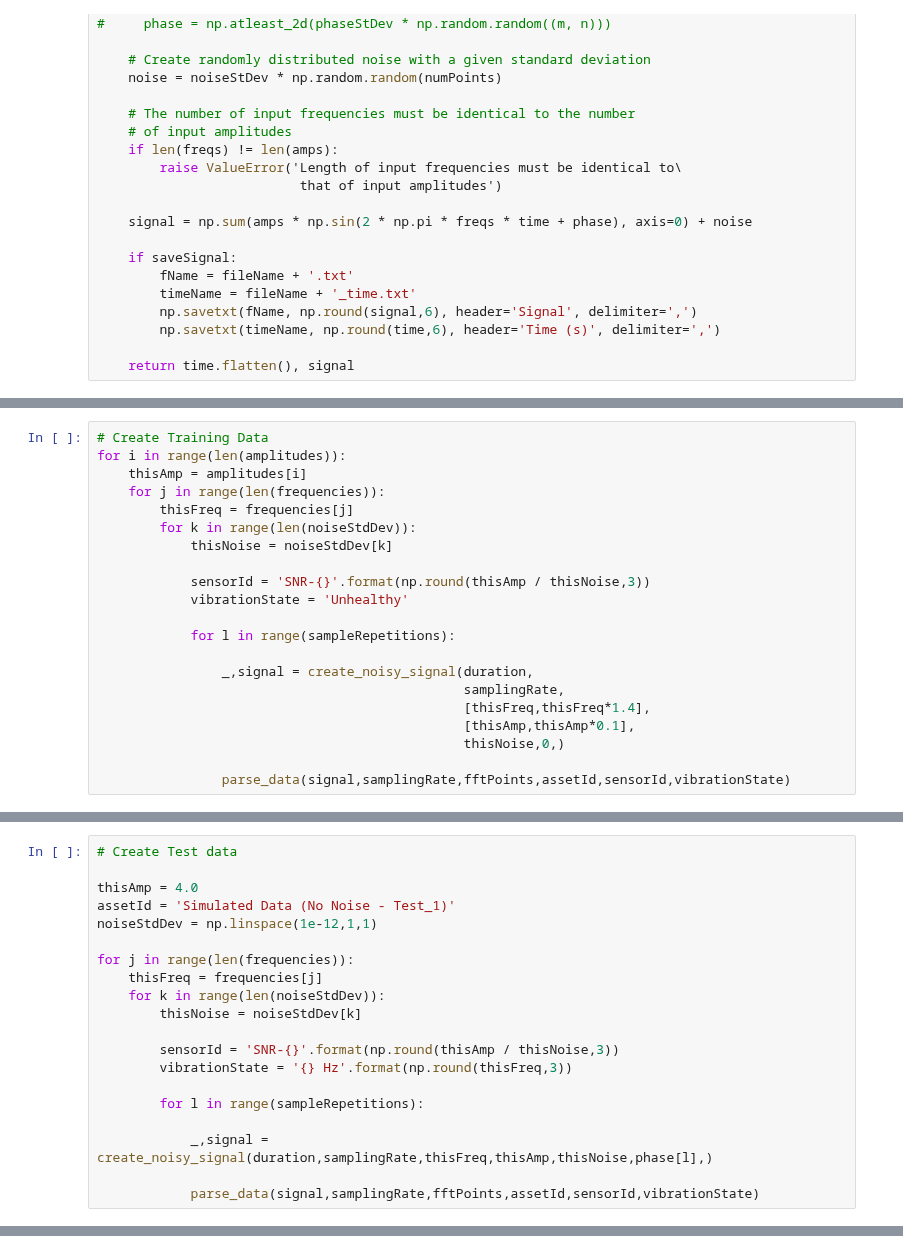
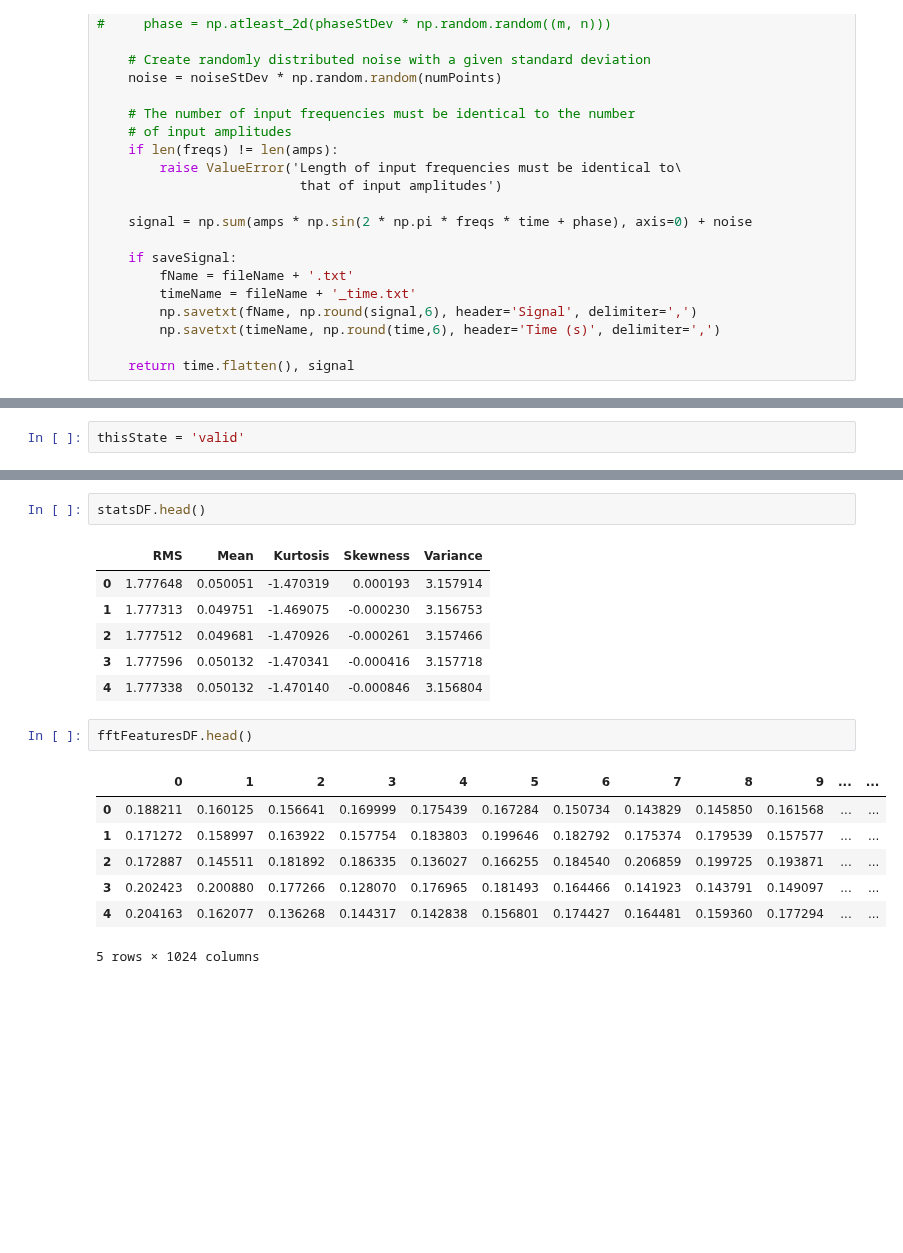
Before and after one commit to danielnewman09/Dissertation, a Jupyter notebook: Dissertation-Notebooks/Chapter-4/Create_Simulated_Data.ipynb, the cells around one changed output, grey strips where cells are left out. Drawn from its saved outputs; the diff is of its cells as text; blank space fills up the shorter version.

```diff
--- a/Dissertation-Notebooks/Chapter-4/Create_Simulated_Data.ipynb
+++ b/Dissertation-Notebooks/Chapter-4/Create_Simulated_Data.ipynb
@@ -272,21 +271,0 @@ NameError: name 'inserter' is not defined
-# %%
-# Create Training Data
-for i in range(len(amplitudes)):
-    thisAmp = amplitudes[i]
-    for j in range(len(frequencies)):
-        thisFreq = frequencies[j]
-        for k in range(len(noiseStdDev)):
-            thisNoise = noiseStdDev[k]
-
-            sensorId = 'SNR-{}'.format(np.round(thisAmp / thisNoise,3))
-            vibrationState = 'Unhealthy'
-
-            for l in range(sampleRepetitions):
-
-                _,signal = create_noisy_signal(duration,
-                                               samplingRate,
-                                               [thisFreq,thisFreq*1.4],
-                                               [thisAmp,thisAmp*0.1],
-                                               thisNoise,0,)
-
-                parse_data(signal,samplingRate,fftPoints,assetId,sensorId,vibrationState)
@@ -309,20 +272,2 @@ reset = True
-# %%
-# Create Test data
-
-thisAmp = 4.0
-assetId = 'Simulated Data (No Noise - Test_1)'
-noiseStdDev = np.linspace(1e-12,1,1)
-
-for j in range(len(frequencies)):
-    thisFreq = frequencies[j]
-    for k in range(len(noiseStdDev)):
-        thisNoise = noiseStdDev[k]
-
-        sensorId = 'SNR-{}'.format(np.round(thisAmp / thisNoise,3))
-        vibrationState = '{} Hz'.format(np.round(thisFreq,3))
-
-        for l in range(sampleRepetitions):
-
-            _,signal = create_noisy_signal(duration,samplingRate,thisFreq,thisAmp,thisNoise,phase[l],)
-
-            parse_data(signal,samplingRate,fftPoints,assetId,sensorId,vibrationState)
+# %%
+thisState = 'valid'
@@ -328,0 +339,19 @@ for j in range(len(frequencies)):
+# %%
+statsDF.head()
+# %% [output]
+|  | RMS | Mean | Kurtosis | Skewness | Variance |
+| 0 | 1.777648 | 0.050051 | -1.470319 | 0.000193 | 3.157914 |
+| 1 | 1.777313 | 0.049751 | -1.469075 | -0.000230 | 3.156753 |
+| 2 | 1.777512 | 0.049681 | -1.470926 | -0.000261 | 3.157466 |
+| 3 | 1.777596 | 0.050132 | -1.470341 | -0.000416 | 3.157718 |
+| 4 | 1.777338 | 0.050132 | -1.470140 | -0.000846 | 3.156804 |
+# %%
+fftFeaturesDF.head()
+# %% [output]
+|  | 0 | 1 | 2 | 3 | 4 | 5 | 6 | 7 | 8 | 9 | ... | ... |
+| 0 | 0.188211 | 0.160125 | 0.156641 | 0.169999 | 0.175439 | 0.167284 | 0.150734 | 0.143829 | 0.145850 | 0.161568 | ... | ... |
+| 1 | 0.171272 | 0.158997 | 0.163922 | 0.157754 | 0.183803 | 0.199646 | 0.182792 | 0.175374 | 0.179539 | 0.157577 | ... | ... |
+| 2 | 0.172887 | 0.145511 | 0.181892 | 0.186335 | 0.136027 | 0.166255 | 0.184540 | 0.206859 | 0.199725 | 0.193871 | ... | ... |
+| 3 | 0.202423 | 0.200880 | 0.177266 | 0.128070 | 0.176965 | 0.181493 | 0.164466 | 0.141923 | 0.143791 | 0.149097 | ... | ... |
+| 4 | 0.204163 | 0.162077 | 0.136268 | 0.144317 | 0.142838 | 0.156801 | 0.174427 | 0.164481 | 0.159360 | 0.177294 | ... | ... |
+5 rows × 1024 columns
```
Also changed, not shown: parts of 9 cells of this notebook, 11 other files.
